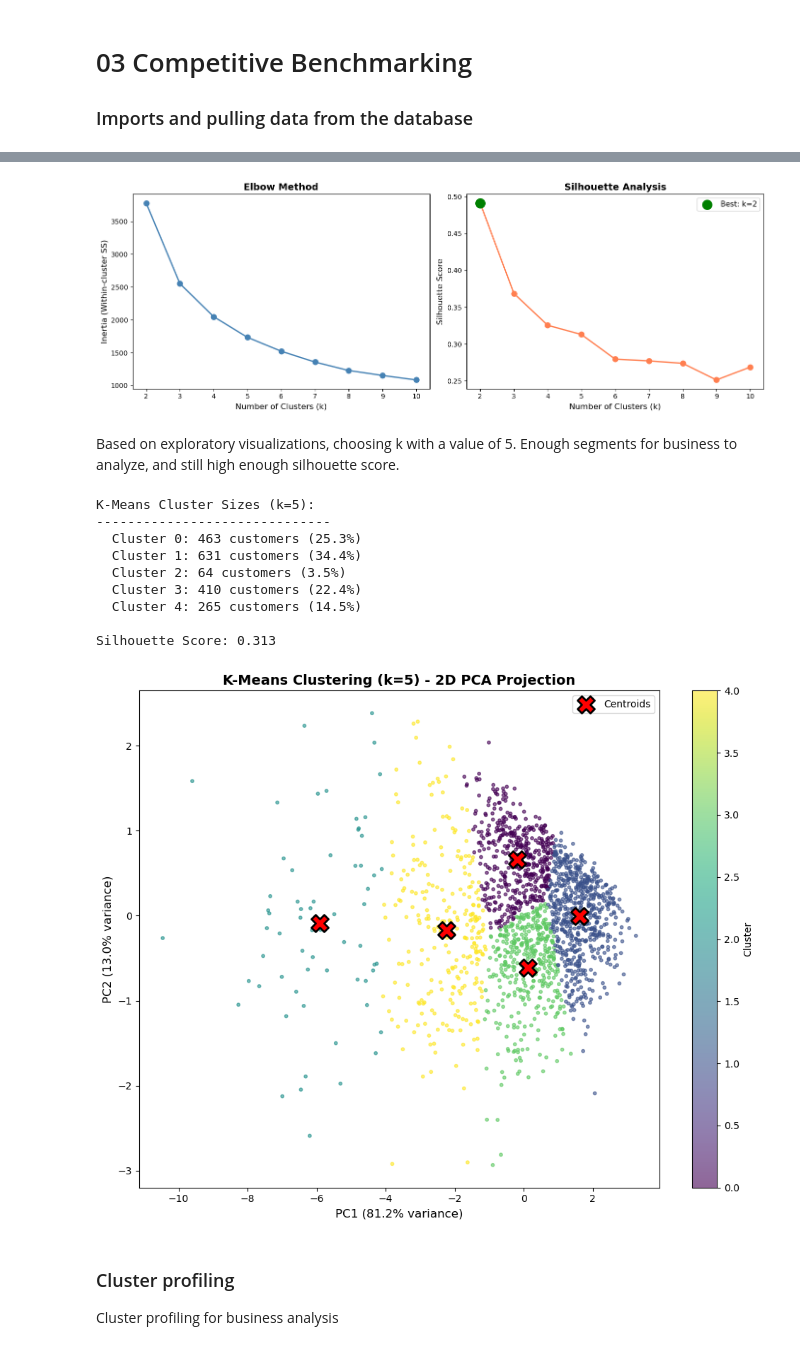
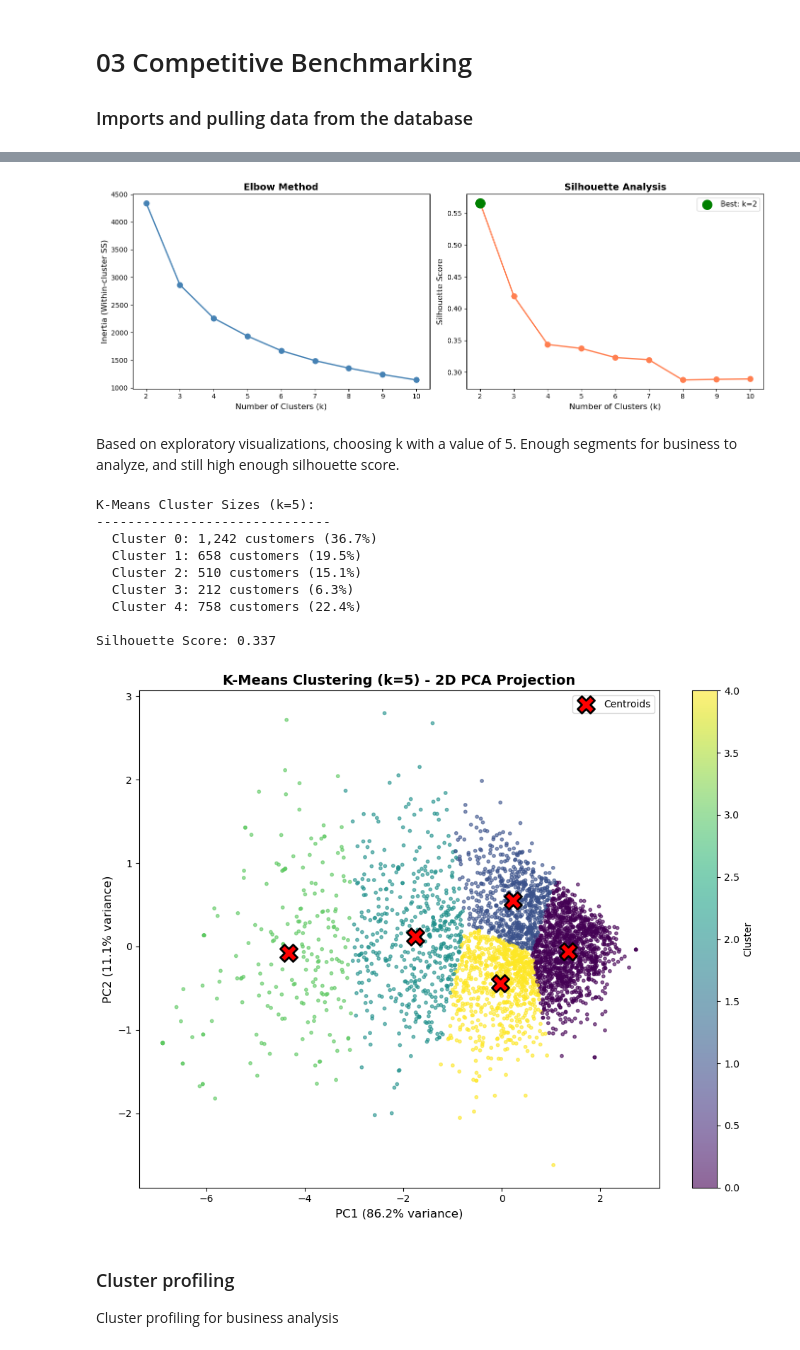
Before and after one commit to nadiavictoria/IS512-Hotel-Analytics, a Jupyter notebook: notebooks/03_competitive_benchmarking.ipynb, the cells around one changed output, grey strips where cells are left out. Cells and saved outputs as stored; diff of their text form; code cells hidden in the pictures.

```diff
--- a/notebooks/03_competitive_benchmarking.ipynb
+++ b/notebooks/03_competitive_benchmarking.ipynb
@@ -24,7 +24,7 @@ SRC_PATH = Path.cwd().parent / "src"
 sys.path.append(str(SRC_PATH))
 # %%
 # Importing data from DB
-conn = sqlite3.connect("../data/reviews_sample.db")
+conn = sqlite3.connect("../data/reviews_analysis.db")
 
 hotels_df = pd.read_sql(
     "SELECT name FROM sqlite_master WHERE type='table'",
@@ -40,6 +40,8 @@ dataset = {}
 for table in tables:
     query = f"SELECT * FROM {table}"
     dataset[table] = pd.read_sql(query, conn)
+
+conn.close() # Close the connection after fetching data
 # %% [markdown]
 We already have aggregated hotel data during the data preperation phase that is:
 - grouped by hotel id
@@ -196,7 +185,7 @@ axes[1].legend(fontsize=11)
 plt.tight_layout()
 plt.show()
 # %% [output]
-[figure, old version]
+[figure, new version]
 # %% [markdown]
 Based on exploratory visualizations, choosing k with a value of 5. Enough segments for business to analyze, and still high enough silhouette score.
 # %%
@@ -221,40 +210,44 @@ print(f"\nSilhouette Score: {silhouette_score(X_scaled, kmeans_labels):.3f}")
 # %% [output]
 K-Means Cluster Sizes (k=5):
 ------------------------------
-  Cluster 0: 463 customers (25.3%)
-  Cluster 1: 631 customers (34.4%)
-  Cluster 2: 64 customers (3.5%)
-  Cluster 3: 410 customers (22.4%)
-  Cluster 4: 265 customers (14.5%)
+  Cluster 0: 1,242 customers (36.7%)
+  Cluster 1: 658 customers (19.5%)
+  Cluster 2: 510 customers (15.1%)
+  Cluster 3: 212 customers (6.3%)
+  Cluster 4: 758 customers (22.4%)
 
-Silhouette Score: 0.313
+Silhouette Score: 0.337
 # %%
 # Visualize clusters in 2D using PCA
 pca_2d = PCA(n_components=2, random_state=42)
 X_pca = pca_2d.fit_transform(X_scaled)
 
 fig, ax = plt.subplots(figsize=(10, 8))
+
+# Save PCA components back to hotels dataframe for future use
+hotels['PCA1'] = X_pca[:, 0]
+hotels['PCA2'] = X_pca[:, 1]
 
 # Plot clusters
 scatter = ax.scatter(X_pca[:, 0], X_pca[:, 1], c=kmeans_labels,
                      cmap='viridis', alpha=0.6, s=10)
 
 # Plot centroids
 centroids_pca = pca_2d.transform(kmeans_final.cluster_centers_)
 ax.scatter(centroids_pca[:, 0], centroids_pca[:, 1],
            c='red', marker='X', s=300, edgecolors='black', linewidths=2,
            label='Centroids')
 
 ax.set_xlabel(f'PC1 ({pca_2d.explained_variance_ratio_[0]*100:.1f}% variance)', fontsize=12)
 ax.set_ylabel(f'PC2 ({pca_2d.explained_variance_ratio_[1]*100:.1f}% variance)', fontsize=12)
 ax.set_title(f'K-Means Clustering (k={CHOSEN_K}) - 2D PCA Projection', fontsize=14, fontweight='bold')
 
 plt.colorbar(scatter, label='Cluster')
 ax.legend()
 plt.tight_layout()
 plt.show()
 # %% [output]
-[figure, old version]
+[figure, new version]
 # %% [markdown]
 ### Cluster profiling
 Cluster profiling for business analysis
```
Also changed, not shown: parts of 12 cells of this notebook.
